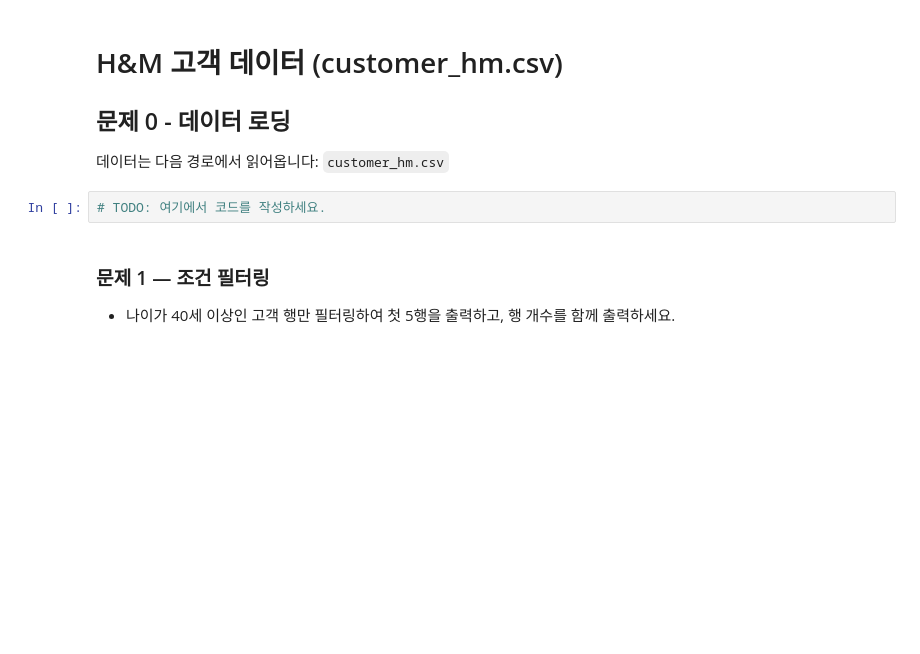
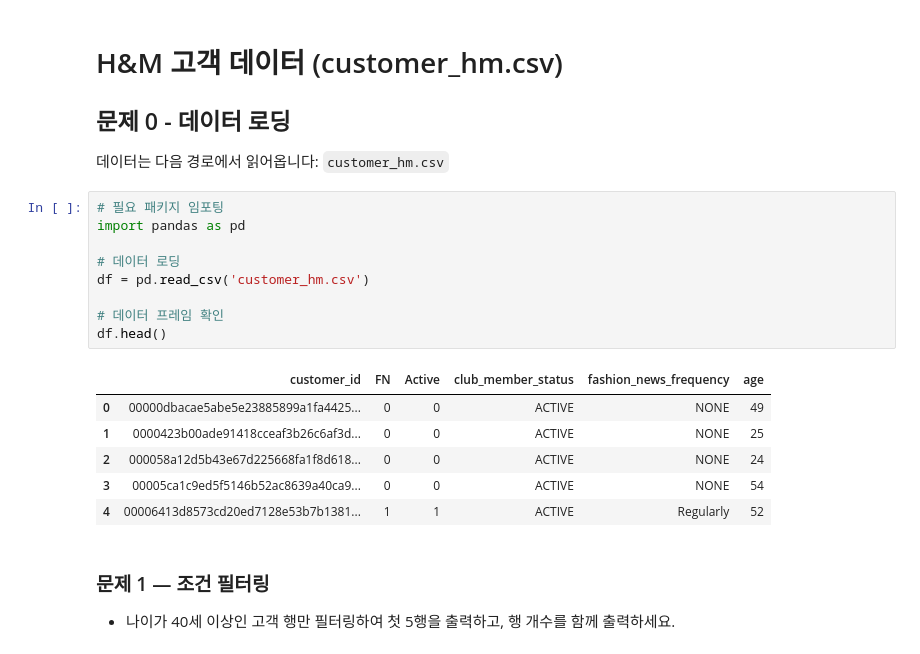
Before and after one commit to Magpie-Jo/Sparta, a Jupyter notebook: Camp/Pandas/pd_Basic 세션 미니 과제/2회차 미니과제/H&M/2회차 HM_customer_문제.ipynb, the cells around one changed output. Drawn from its saved outputs; the diff is of its cells as text; blank space fills up the shorter version.

```diff
--- a/Camp/Pandas/pd_Basic 세션 미니 과제/2회차 미니과제/H&M/2회차 HM_customer_문제.ipynb
+++ b/Camp/Pandas/pd_Basic 세션 미니 과제/2회차 미니과제/H&M/2회차 HM_customer_문제.ipynb
@@ -5,7 +5,21 @@
 ## 문제 0 - 데이터 로딩
 데이터는 다음 경로에서 읽어옵니다: `customer_hm.csv`
 # %%
-# TODO: 여기에서 코드를 작성하세요.
+# 필요 패키지 임포팅
+import pandas as pd
+
+# 데이터 로딩
+df = pd.read_csv('customer_hm.csv')
+
+# 데이터 프레임 확인
+df.head()
+# %% [output]
+|  | customer_id | FN | Active | club_member_status | fashion_news_frequency | age |
+| 0 | 00000dbacae5abe5e23885899a1fa4425... | 0 | 0 | ACTIVE | NONE | 49 |
+| 1 | 0000423b00ade91418cceaf3b26c6af3d... | 0 | 0 | ACTIVE | NONE | 25 |
+| 2 | 000058a12d5b43e67d225668fa1f8d618... | 0 | 0 | ACTIVE | NONE | 24 |
+| 3 | 00005ca1c9ed5f5146b52ac8639a40ca9... | 0 | 0 | ACTIVE | NONE | 54 |
+| 4 | 00006413d8573cd20ed7128e53b7b1381... | 1 | 1 | ACTIVE | Regularly | 52 |
 # %% [markdown]
 ### 문제 1 — 조건 필터링
 - 나이가 40세 이상인 고객 행만 필터링하여 첫 5행을 출력하고, 행 개수를 함께 출력하세요.
```
Also changed, not shown: parts of 12 cells of this notebook, 7 other files.
